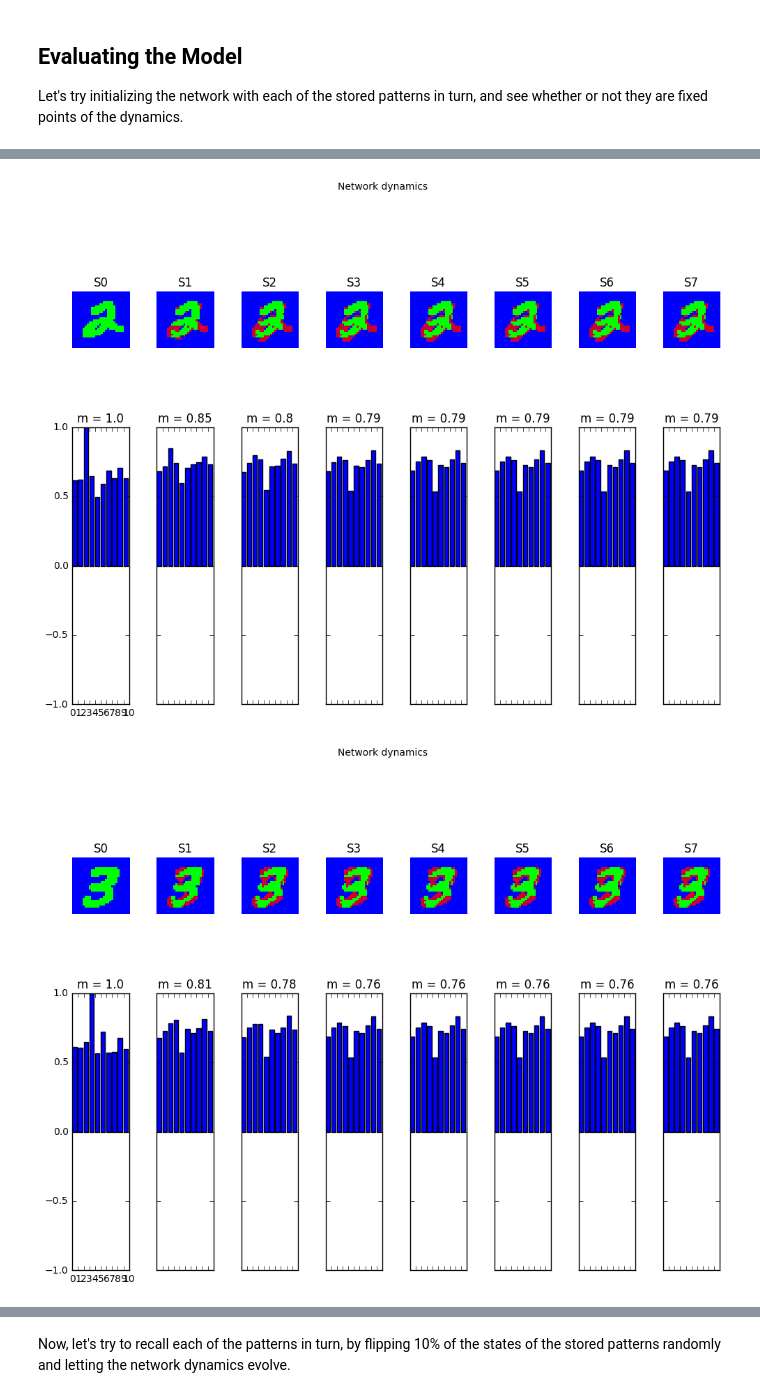
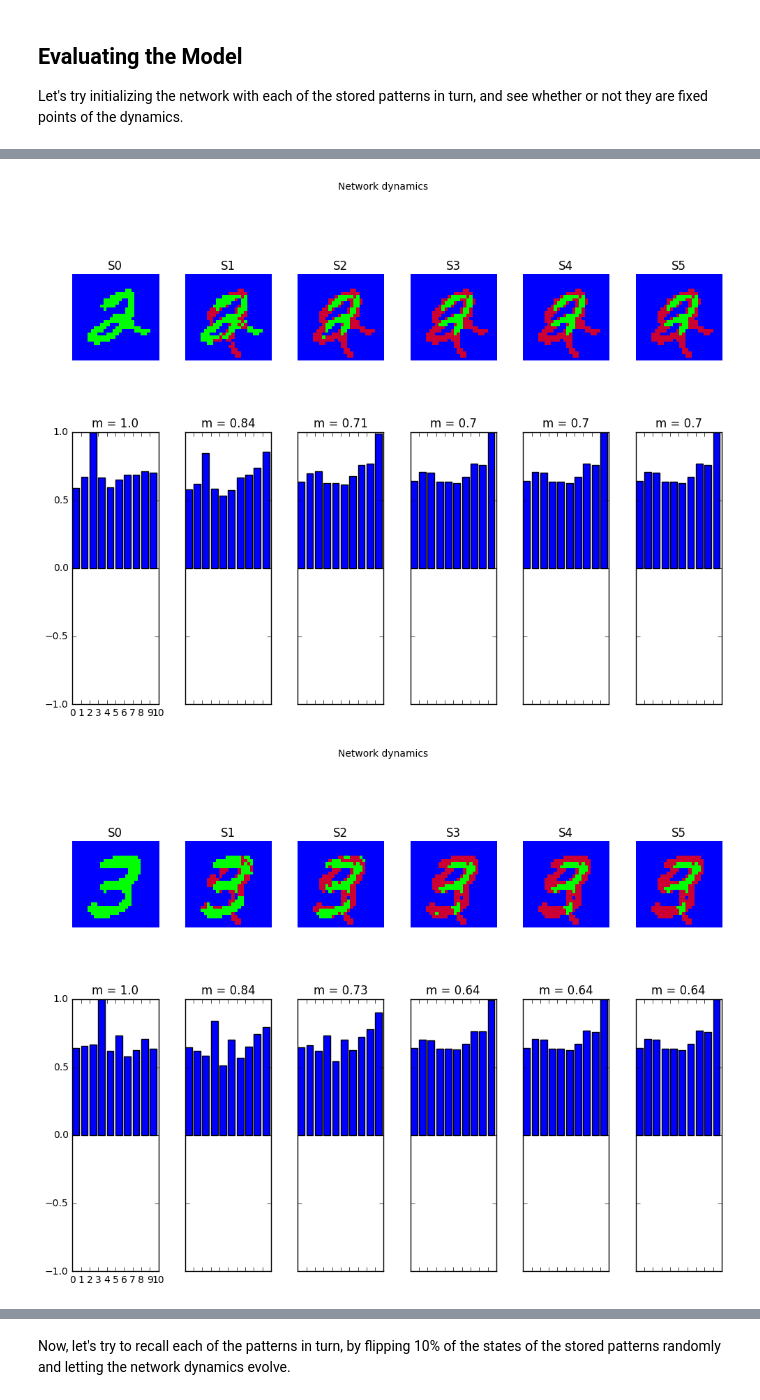
Before and after one commit to djsaunde/Hopfield, a Jupyter notebook: code/Fully Connected Hopfield Network MNIST Experiment.ipynb, the cells around one changed output, grey strips where cells are left out. Saved outputs shown, nothing was run; the diff lists cells and outputs as text; code cells hidden in the pictures.

```diff
--- a/code/Fully Connected Hopfield Network MNIST Experiment.ipynb
+++ b/code/Fully Connected Hopfield Network MNIST Experiment.ipynb
@@ -34,7 +31,7 @@ images, labels = util.load_mnist()
 Preprocessing data by thresholding values greater than a constant $c$ to 1 and values less than or equal to $c$ to -1.
 # %%
 # change this to change thresholding preprocessing behavior
-c = 1
+c = 100
 
 # bipolarizing the MNIST digits
 images = np.asarray(2 * (images >= c) - 1, dtype=np.int)
@@ -78,7 +75,7 @@ Let's try initializing the network with each of the stored patterns in turn, and
 factory = pattern_tools.PatternFactory(pattern_length=28, pattern_width=28)
 
 # number of steps to unroll the network's dynamics
-nr_steps = 7
+nr_steps = 5
 
 # try to recall all 10 chosen digit patterns from noisy versions of themselves
 for idx, stored_image in enumerate(images_to_store):
@@ -98,2 +95,2 @@ for idx, stored_image in enumerate(images_to_store):
-[figure, old version]
+[figure, new version]
-[figure, old version]
+[figure, new version]
```
Also changed, not shown: parts of 6 cells of this notebook, 7 other files.
